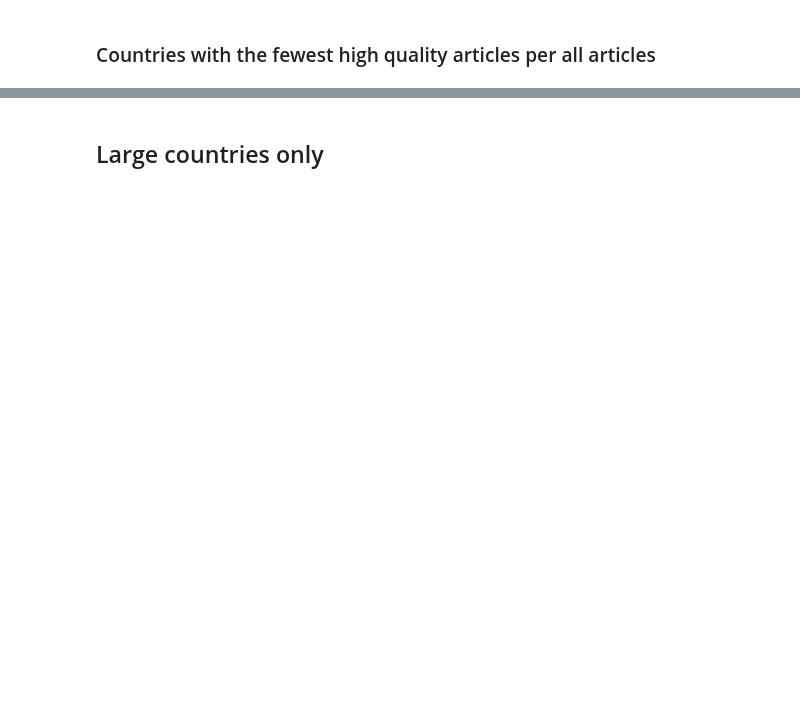
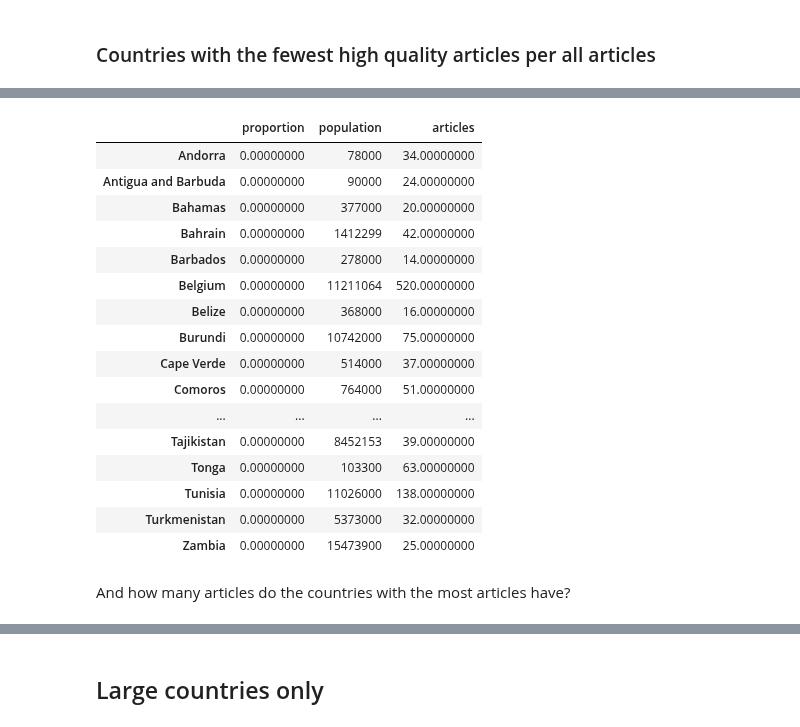
Before and after one commit to aenfield/Data512, a Jupyter notebook: data-512-a2/hcds-a2-bias.ipynb, the cells around one changed output, grey strips where cells are left out. Cells and saved outputs as stored; diff of their text form; code cells hidden in the pictures; blank space fills up the shorter version.

```diff
--- a/data-512-a2/hcds-a2-bias.ipynb
+++ b/data-512-a2/hcds-a2-bias.ipynb
@@ -602,0 +609,5 @@ dtype: float64
+# %%
+high_quality_articles_per_all_articles_with_article_count = pd.concat([high_quality_articles_per_all_articles,
+                                                                       d_all.groupby('country').size()], axis=1)
+high_quality_articles_per_all_articles_with_article_count.rename(columns={0:'articles'}, inplace=True)
+high_quality_articles_per_all_articles_with_article_count[:3]
@@ -602,0 +633,22 @@ dtype: float64
+# %%
+high_quality_articles_per_all_articles_with_article_count[high_quality_articles_per_all_articles_with_article_count['proportion'] == 0]
+# %% [output]
+|  | proportion | population | articles |
+| Andorra | 0.00000000 | 78000 | 34.00000000 |
+| Antigua and Barbuda | 0.00000000 | 90000 | 24.00000000 |
+| Bahamas | 0.00000000 | 377000 | 20.00000000 |
+| Bahrain | 0.00000000 | 1412299 | 42.00000000 |
+| Barbados | 0.00000000 | 278000 | 14.00000000 |
+| Belgium | 0.00000000 | 11211064 | 520.00000000 |
+| Belize | 0.00000000 | 368000 | 16.00000000 |
+| Burundi | 0.00000000 | 10742000 | 75.00000000 |
+| Cape Verde | 0.00000000 | 514000 | 37.00000000 |
+| Comoros | 0.00000000 | 764000 | 51.00000000 |
+| ... | ... | ... | ... |
+| Tajikistan | 0.00000000 | 8452153 | 39.00000000 |
+| Tonga | 0.00000000 | 103300 | 63.00000000 |
+| Tunisia | 0.00000000 | 11026000 | 138.00000000 |
+| Turkmenistan | 0.00000000 | 5373000 | 32.00000000 |
+| Zambia | 0.00000000 | 15473900 | 25.00000000 |
+# %% [markdown]
+And how many articles do the countries with the most articles have?
```
Also changed, not shown: parts of 32 cells of this notebook.
